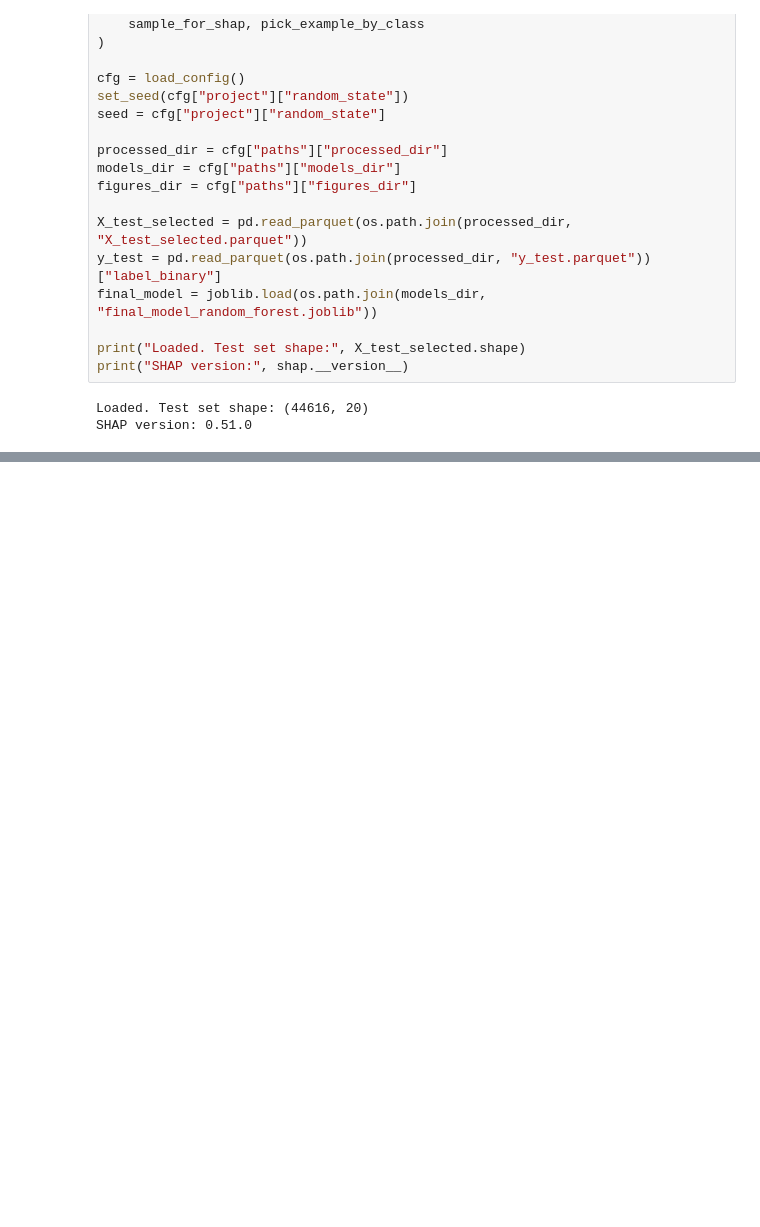
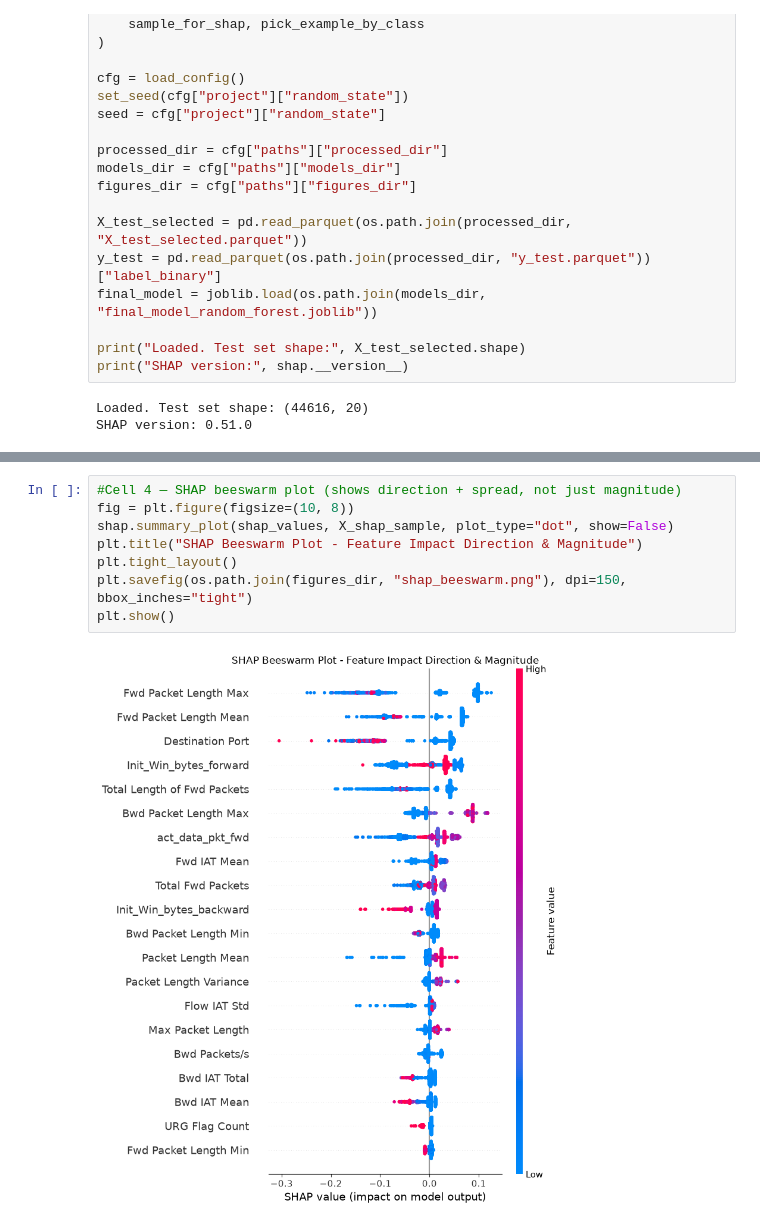
Before and after one commit to archaudhary-011/explainable-cross-dataset-nids, a Jupyter notebook: notebooks/09_explainability.ipynb, the cells around one changed output, grey strips where cells are left out. Cells and saved outputs as stored; diff of their text form; blank space fills up the shorter version.

```diff
--- a/notebooks/09_explainability.ipynb
+++ b/notebooks/09_explainability.ipynb
@@ -34,0 +59,10 @@ SHAP version: 0.51.0
+# %%
+#Cell 4 — SHAP beeswarm plot (shows direction + spread, not just magnitude)
+fig = plt.figure(figsize=(10, 8))
+shap.summary_plot(shap_values, X_shap_sample, plot_type="dot", show=False)
+plt.title("SHAP Beeswarm Plot - Feature Impact Direction & Magnitude")
+plt.tight_layout()
+plt.savefig(os.path.join(figures_dir, "shap_beeswarm.png"), dpi=150, bbox_inches="tight")
+plt.show()
+# %% [output]
+[figure, added]
```
Also changed, not shown: parts of 4 cells of this notebook, 4 other files.
